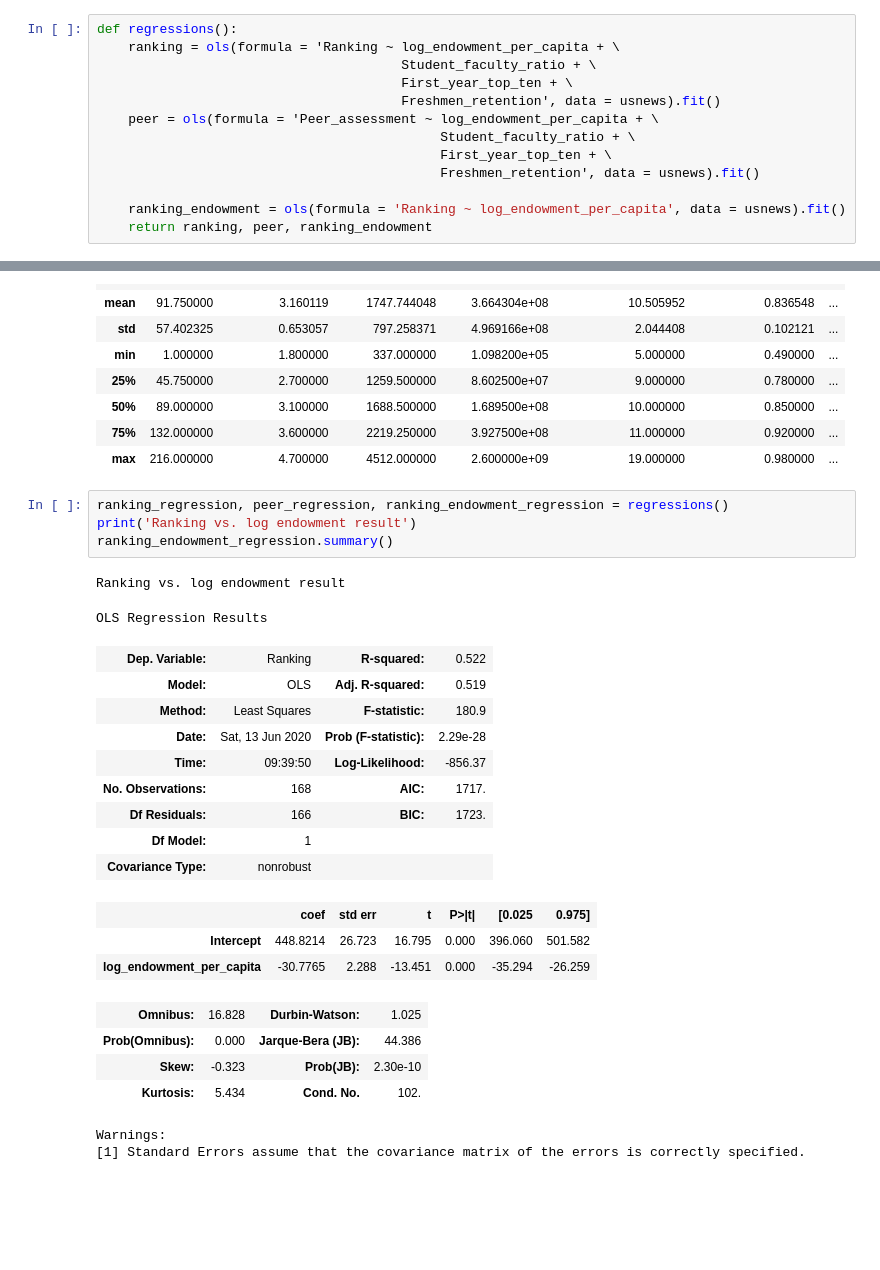
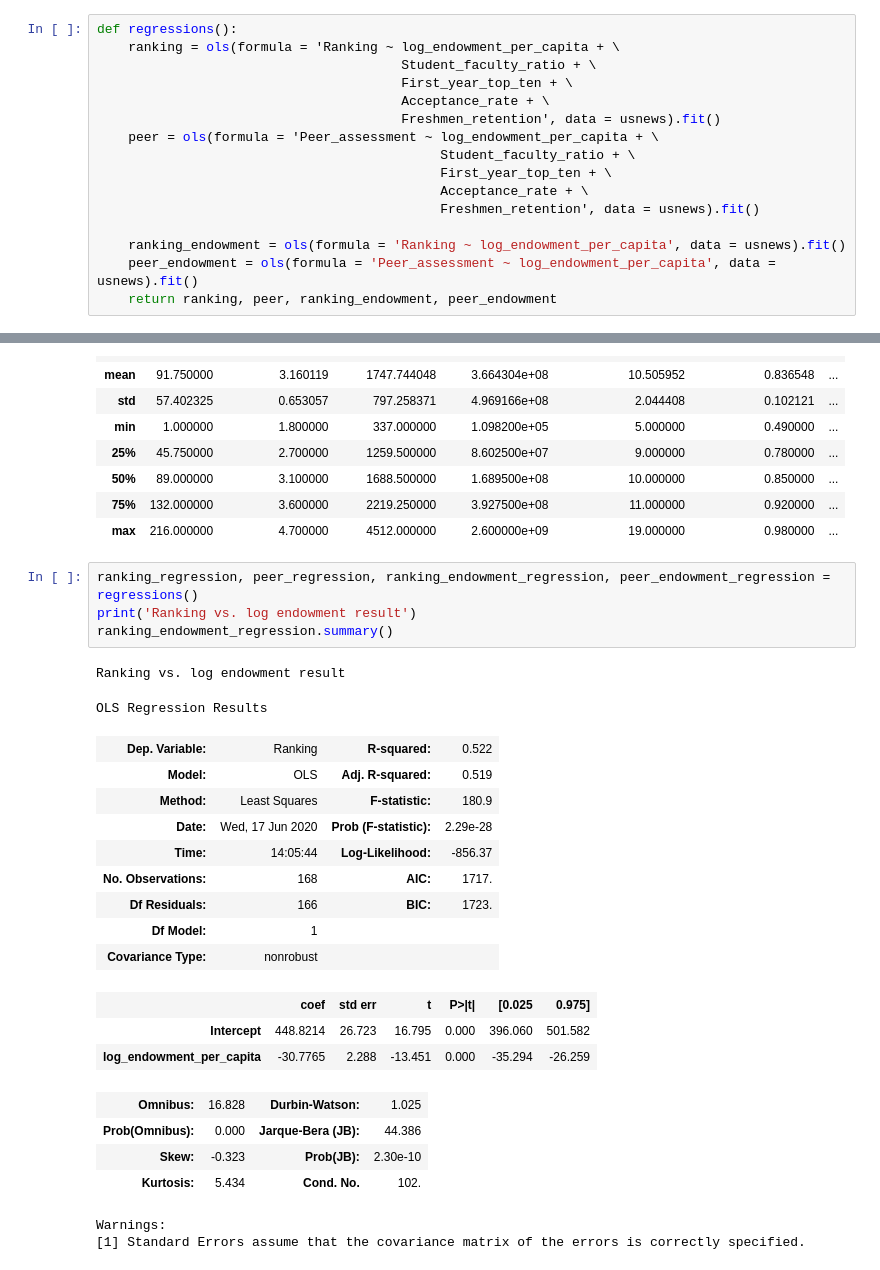
Before and after one commit to panda1835/building_LAC_2, a Jupyter notebook: USnews Regression.ipynb, the cells around one changed output, grey strips where cells are left out. Cells and saved outputs as stored; diff of their text form; blank space fills up the shorter version.

Commit message:
Finish v3. Adding acceptance_rate to master regression and ranking-log_endowmnent_percapita regression

```diff
--- a/USnews Regression.ipynb
+++ b/USnews Regression.ipynb
@@ -71,14 +72,17 @@ def regressions():
     ranking = ols(formula = 'Ranking ~ log_endowment_per_capita + \
                                        Student_faculty_ratio + \
                                        First_year_top_ten + \
+                                       Acceptance_rate + \
                                        Freshmen_retention', data = usnews).fit()
     peer = ols(formula = 'Peer_assessment ~ log_endowment_per_capita + \
                                             Student_faculty_ratio + \
                                             First_year_top_ten + \
+                                            Acceptance_rate + \
                                             Freshmen_retention', data = usnews).fit()
 
     ranking_endowment = ols(formula = 'Ranking ~ log_endowment_per_capita', data = usnews).fit()
-    return ranking, peer, ranking_endowment
+    peer_endowment = ols(formula = 'Peer_assessment ~ log_endowment_per_capita', data = usnews).fit()
+    return ranking, peer, ranking_endowment, peer_endowment
 # %% [markdown]
 **Predict**
 # %%
@@ -141,17 +162,17 @@ usnews.describe()
 | 75% | 132.000000 | 3.600000 | 2219.250000 | 3.927500e+08 | 11.000000 | 0.920000 | ... |
 | max | 216.000000 | 4.700000 | 4512.000000 | 2.600000e+09 | 19.000000 | 0.980000 | ... |
 # %%
-ranking_regression, peer_regression, ranking_endowment_regression = regressions()
+ranking_regression, peer_regression, ranking_endowment_regression, peer_endowment_regression = regressions()
 print('Ranking vs. log endowment result')
 ranking_endowment_regression.summary()
 # %% [output]
 Ranking vs. log endowment result
 OLS Regression Results
 | Dep. Variable: | Ranking | R-squared: | 0.522 |
 | Model: | OLS | Adj. R-squared: | 0.519 |
 | Method: | Least Squares | F-statistic: | 180.9 |
-| Date: | Sat, 13 Jun 2020 | Prob (F-statistic): | 2.29e-28 |
-| Time: | 09:39:50 | Log-Likelihood: | -856.37 |
+| Date: | Wed, 17 Jun 2020 | Prob (F-statistic): | 2.29e-28 |
+| Time: | 14:05:44 | Log-Likelihood: | -856.37 |
 | No. Observations: | 168 | AIC: | 1717. |
 | Df Residuals: | 166 | BIC: | 1723. |
 | Df Model: | 1 |  |  |
```
Also changed, not shown: parts of 10 cells of this notebook, 2 other files.
